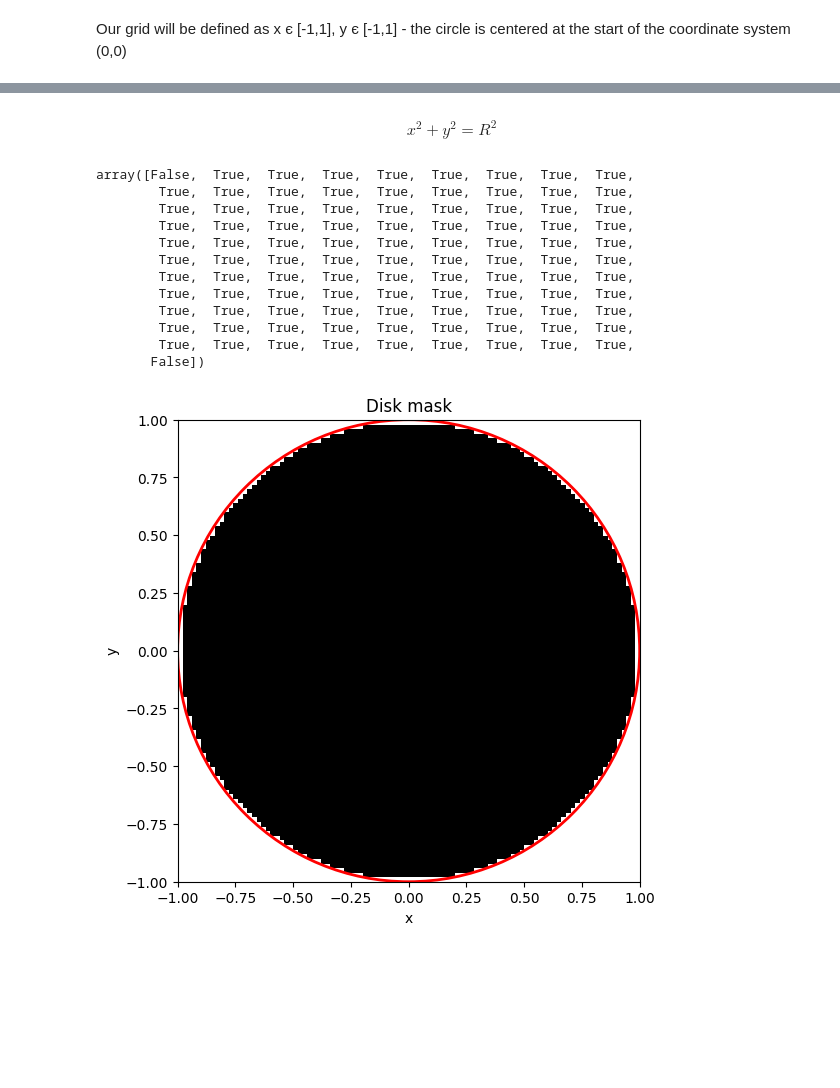
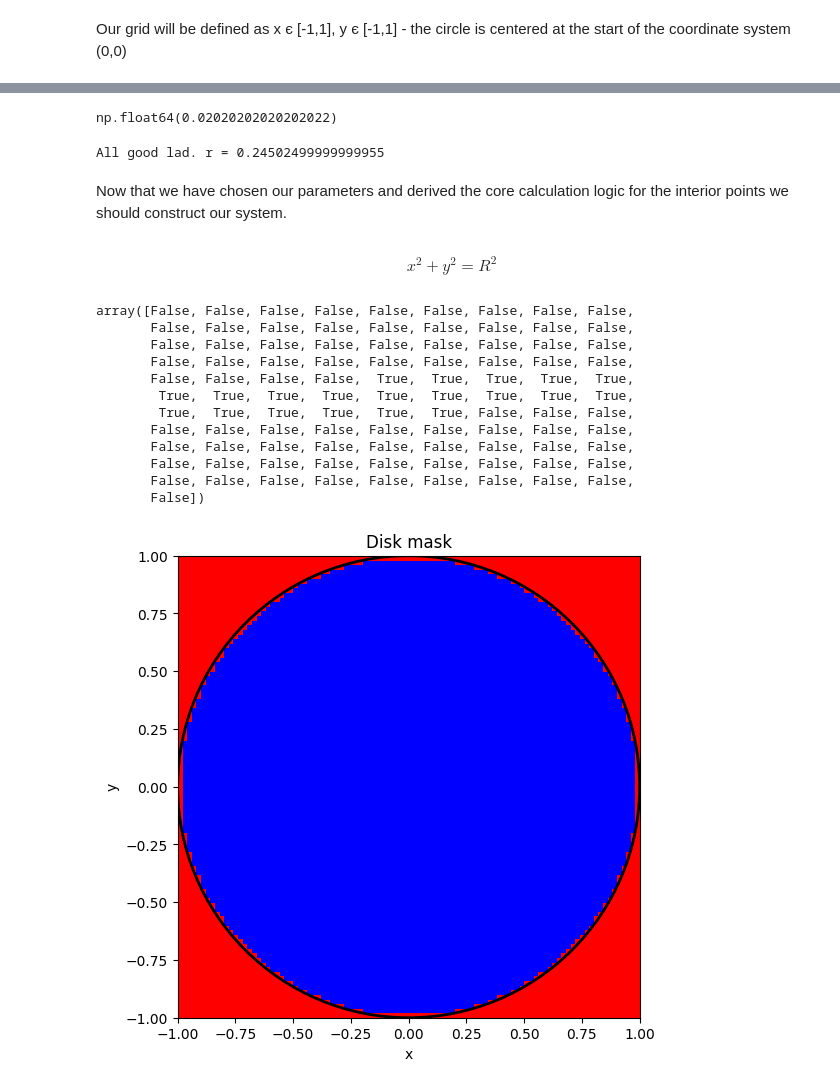
Before and after one commit to Doctor2007/heat_eq_on_circle, a Jupyter notebook: andrii_summative2_aqm.ipynb, the cells around one changed output, grey strips where cells are left out. Drawn from its saved outputs; the diff is of its cells as text; code cells hidden in the pictures; blank space fills up the shorter version.

Commit message:
Derived the Laplacian and made the applying heat function

```diff
--- a/andrii_summative2_aqm.ipynb
+++ b/andrii_summative2_aqm.ipynb
@@ -8,0 +15,8 @@ Our grid will be defined as x є [-1,1], y є [-1,1] - the circle is centered at
+# %%
+N = 100  # grid size (100x100)
+grid = np.zeros((N, N))
+R = 1
+
+x = np.linspace(-1, 1, N)
+y = np.linspace(-1, 1, N)
+X, Y = np.meshgrid(x, y)
@@ -9,56 +50,75 @@ Our grid will be defined as x є [-1,1], y є [-1,1] - the circle is centered at
+# %%
+# I will not set a set value for h as we might want to change the amount of N
+# so I will get it like so
+h = x[1] - x[0]
+# good thing about a circle is spacing in x and y direction is equal
+
+h
+# %% [output]
+np.float64(0.02020202020202022)
+# %%
+# I will set how long do I want the simulation to run, I will adjust this value later
+simulation_t = 10
+t_steps = 100000
+dt = simulation_t / t_steps
+
+r = dt / h**2
+if not 0 < r < 0.25:
+    raise ValueError(f'The system is unstable. r = {r}')
+else:
+    print(f'All good lad. r = {r}')
+# %% [output]
+All good lad. r = 0.24502499999999955
+# %% [markdown]
+Now that we have chosen our parameters and derived the core calculation logic for the interior points we should construct our system.
 # %% [markdown]
 $$x^2+y^2=R^2$$
 # %%
-N = 100  # grid size (100x100)
-grid = np.zeros((N, N))
-R = 1
-
-x = np.linspace(-1, 1, N)
-y = np.linspace(-1, 1, N)
-X, Y = np.meshgrid(x, y, indexing="ij")
-
 grid = np.zeros((N, N))
 grid[X**2 + Y**2 <= R**2] = 1
 
 inside = X**2 + Y**2 <= R**2
 outside = ~inside
 
-
-inside[50]
+# example for the second row (the first one has False at all points)
+inside[1]
 # %% [output]
-array([False,  True,  True,  True,  True,  True,  True,  True,  True,
+array([False, False, False, False, False, False, False, False, False,
+       False, False, False, False, False, False, False, False, False,
+       False, False, False, False, False, False, False, False, False,
+       False, False, False, False, False, False, False, False, False,
+       False, False, False, False,  True,  True,  True,  True,  True,
         True,  True,  True,  True,  True,  True,  True,  True,  True,
-        True,  True,  True,  True,  True,  True,  True,  True,  True,
-        True,  True,  True,  True,  True,  True,  True,  True,  True,
-        True,  True,  True,  True,  True,  True,  True,  True,  True,
-        True,  True,  True,  True,  True,  True,  True,  True,  True,
-        True,  True,  True,  True,  True,  True,  True,  True,  True,
-        True,  True,  True,  True,  True,  True,  True,  True,  True,
-        True,  True,  True,  True,  True,  True,  True,  True,  True,
-        True,  True,  True,  True,  True,  True,  True,  True,  True,
-        True,  True,  True,  True,  True,  True,  True,  True,  True,
+        True,  True,  True,  True,  True,  True, False, False, False,
+       False, False, False, False, False, False, False, False, False,
+       False, False, False, False, False, False, False, False, False,
+       False, False, False, False, False, False, False, False, False,
+       False, False, False, False, False, False, False, False, False,
        False])
 # %%
 # This is AI-generated plot to see that the logic is correct
+from matplotlib.colors import ListedColormap
+cmap_rb = ListedColormap(["red", "blue"])
 
 fig, ax = plt.subplots(figsize=(6, 6))
 
-# show inside = 1, outside = 0
+# show outside = red (0), inside = blue (1)
 ax.imshow(
     inside.astype(int),
     extent=[-1, 1, -1, 1],
     origin="lower",
-    cmap="gray_r"
+    cmap=cmap_rb,
+    interpolation="nearest"
 )
 
 # draw the boundary of the disk
-circle = plt.Circle((0, 0), R, color="red", fill=False, linewidth=2)
+circle = plt.Circle((0, 0), R, color="black", fill=False, linewidth=2)
 ax.add_patch(circle)
 
 ax.set_title("Disk mask")
 ax.set_xlabel("x")
 ax.set_ylabel("y")
 ax.set_aspect("equal")
 plt.show()
 # %% [output]
-[figure, old version]
+[figure, new version]
```
Also changed, not shown: parts of 9 cells of this notebook.
